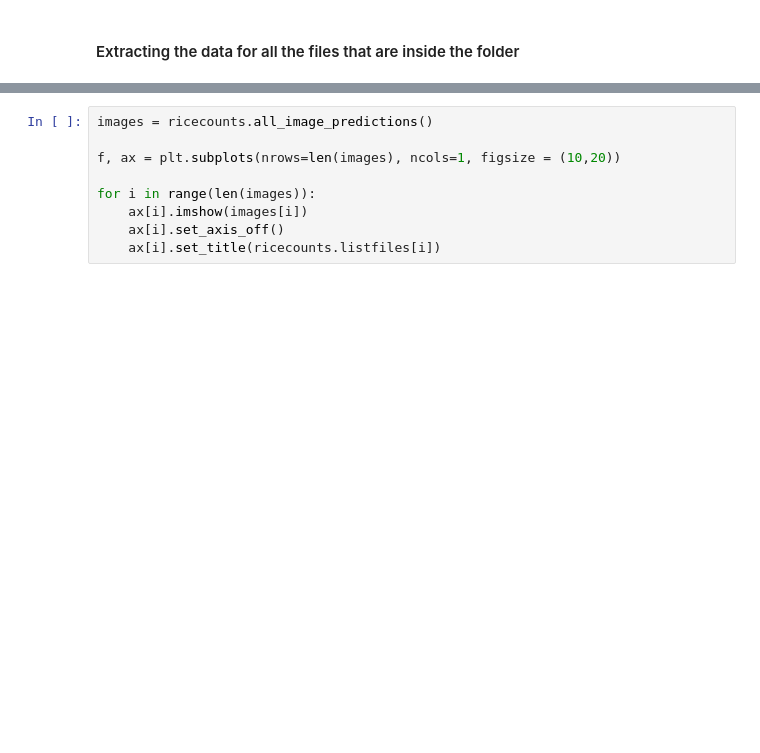
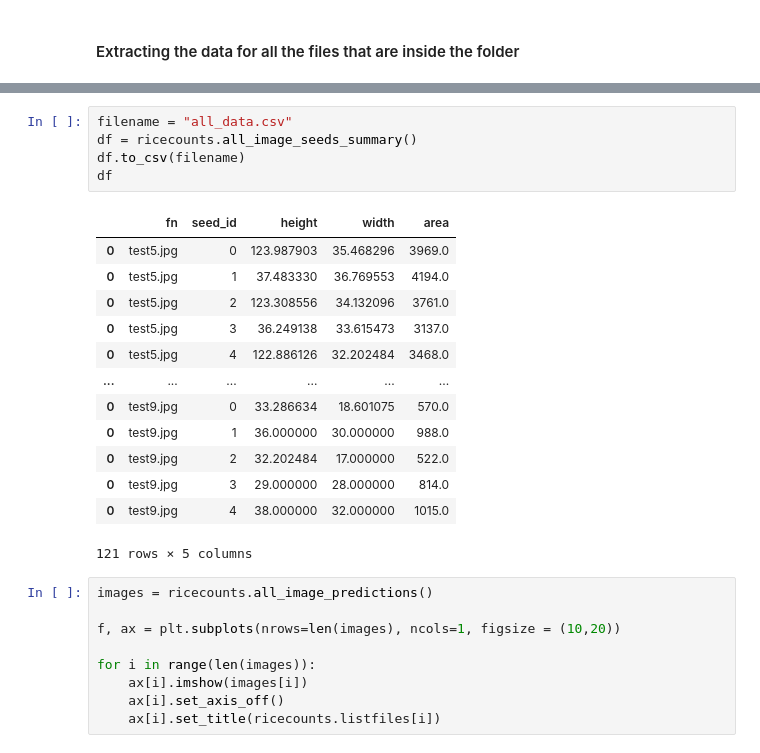
Before and after one commit to anaguilarar/Crop_DL, a Jupyter notebook: Rice_seeds_example.ipynb, the cells around one changed output, grey strips where cells are left out. Cells and saved outputs as stored; diff of their text form; blank space fills up the shorter version.

```diff
--- a/Rice_seeds_example.ipynb
+++ b/Rice_seeds_example.ipynb
@@ -118,3 +107,22 @@ ricecounts.all_image_seeds_summary()
+# %%
+filename = "all_data.csv"
+df = ricecounts.all_image_seeds_summary()
+df.to_csv(filename)
+df
+# %% [output]
+|  | fn | seed_id | height | width | area |
+| 0 | test5.jpg | 0 | 123.987903 | 35.468296 | 3969.0 |
+| 0 | test5.jpg | 1 | 37.483330 | 36.769553 | 4194.0 |
+| 0 | test5.jpg | 2 | 123.308556 | 34.132096 | 3761.0 |
+| 0 | test5.jpg | 3 | 36.249138 | 33.615473 | 3137.0 |
+| 0 | test5.jpg | 4 | 122.886126 | 32.202484 | 3468.0 |
+| ... | ... | ... | ... | ... | ... |
+| 0 | test9.jpg | 0 | 33.286634 | 18.601075 | 570.0 |
+| 0 | test9.jpg | 1 | 36.000000 | 30.000000 | 988.0 |
+| 0 | test9.jpg | 2 | 32.202484 | 17.000000 | 522.0 |
+| 0 | test9.jpg | 3 | 29.000000 | 28.000000 | 814.0 |
+| 0 | test9.jpg | 4 | 38.000000 | 32.000000 | 1015.0 |
+121 rows × 5 columns
 # %%
 images = ricecounts.all_image_predictions()
 
```
Also changed, not shown: parts of 7 cells of this notebook.
